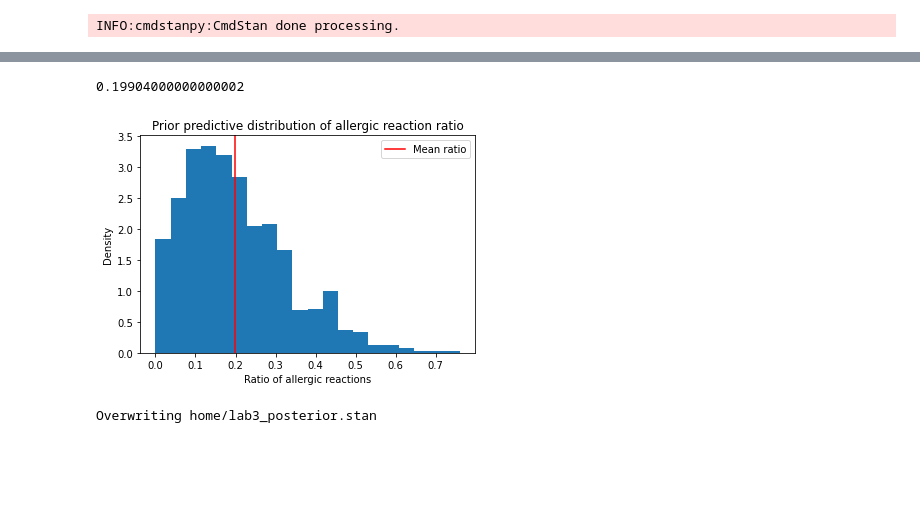
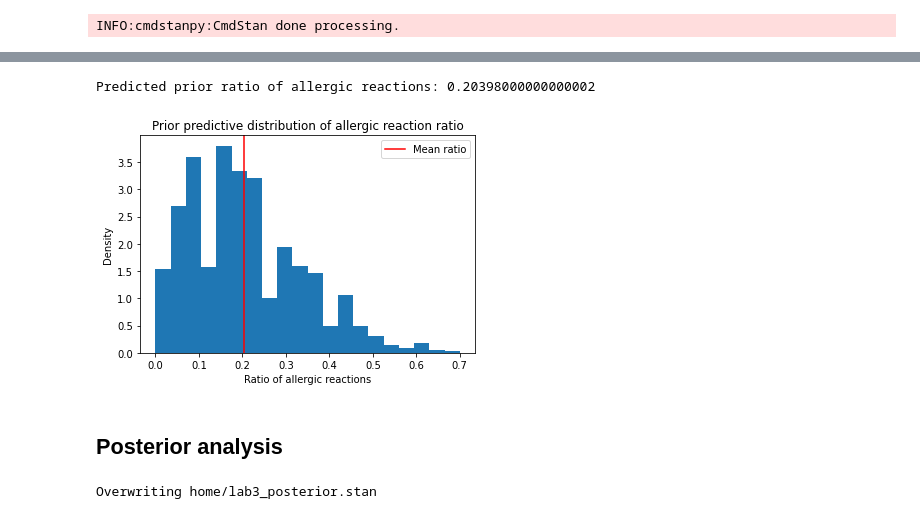
Before and after one commit to andrzejjnk/DataAnalytics2024, a Jupyter notebook: lab3.ipynb, the cells around one changed output, grey strips where cells are left out. Drawn from its saved outputs; the diff is of its cells as text; code cells hidden in the pictures; blank space fills up the shorter version.

```diff
--- a/lab3.ipynb
+++ b/lab3.ipynb
@@ -43,18 +45,18 @@ samples.draws_pd()
 1000 rows × 5 columns
 # %%
-ratio = samples.stan_variable('y') / samples.stan_variable('N')
+prior_ratio = samples.stan_variable('y') / samples.stan_variable('N')
-# %%
-ratio_mean = ratio.mean()
-ratio_mean
-# %% [output]
-0.19904000000000002
+# %%
+prior_ratio_mean = prior_ratio.mean()
+print(f"Predicted prior ratio of allergic reactions: {prior_ratio_mean}")
+# %% [output]
+Predicted prior ratio of allergic reactions: 0.20398000000000002
 # %%
-plt.hist(ratio, bins=20, density=True)
-plt.axvline(x=ratio_mean, ymin=0, ymax = 4, color='r', label='Mean ratio')
+plt.hist(prior_ratio, bins=20, density=True)
+plt.axvline(x=prior_ratio_mean, ymin=0, ymax = 4, color='r', label='Mean ratio')
 plt.xlabel("Ratio of allergic reactions")
 plt.ylabel("Density")
 plt.title("Prior predictive distribution of allergic reaction ratio")
 plt.legend()
 plt.show()
 # %% [output]
-[figure, old version]
+[figure, new version]
@@ -64,3 +63,5 @@ plt.show()
+# %% [markdown]
+## Posterior analysis
 # %%
 %%writefile home/lab3_posterior.stan
 
```
Also changed, not shown: parts of 18 cells of this notebook.
